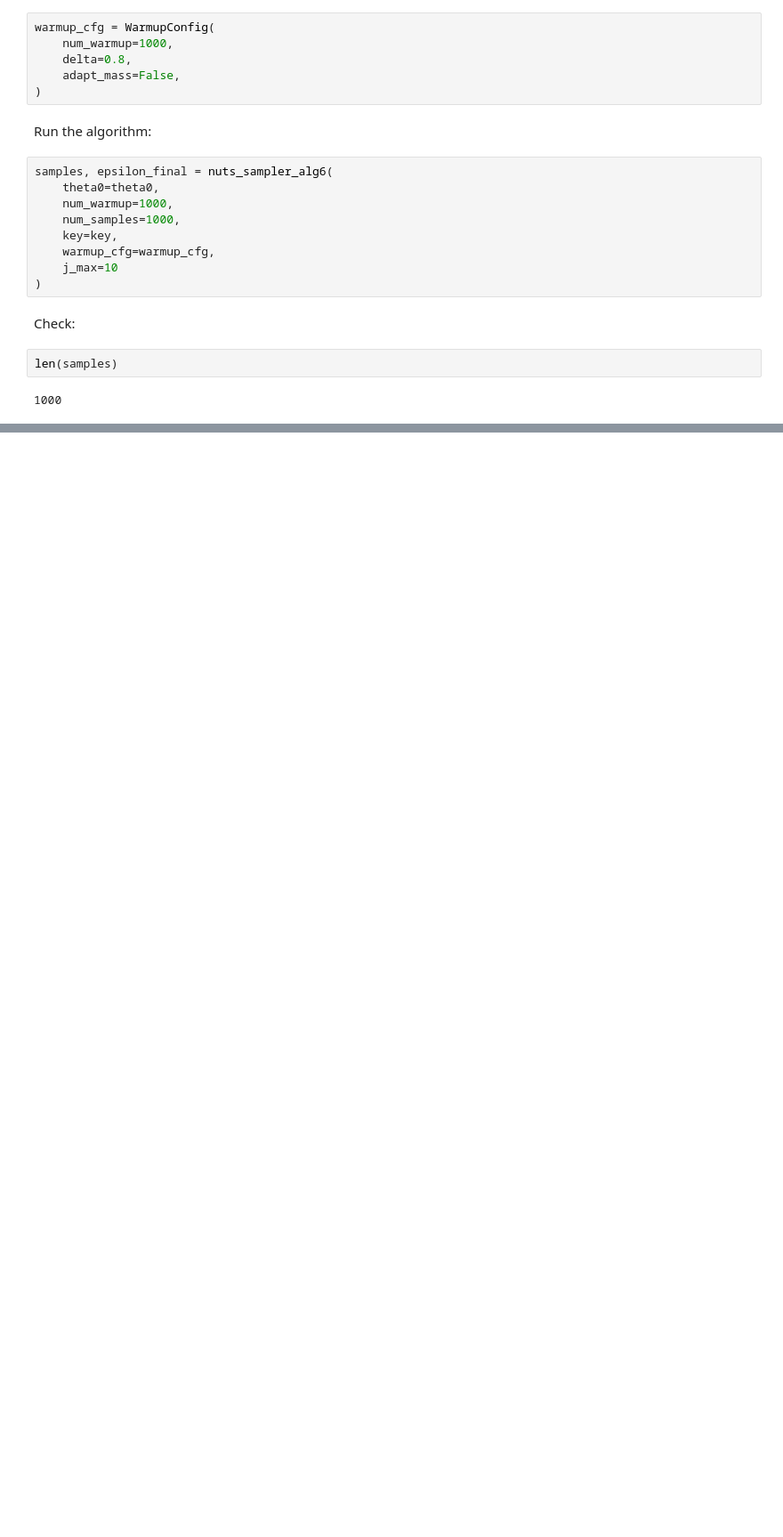
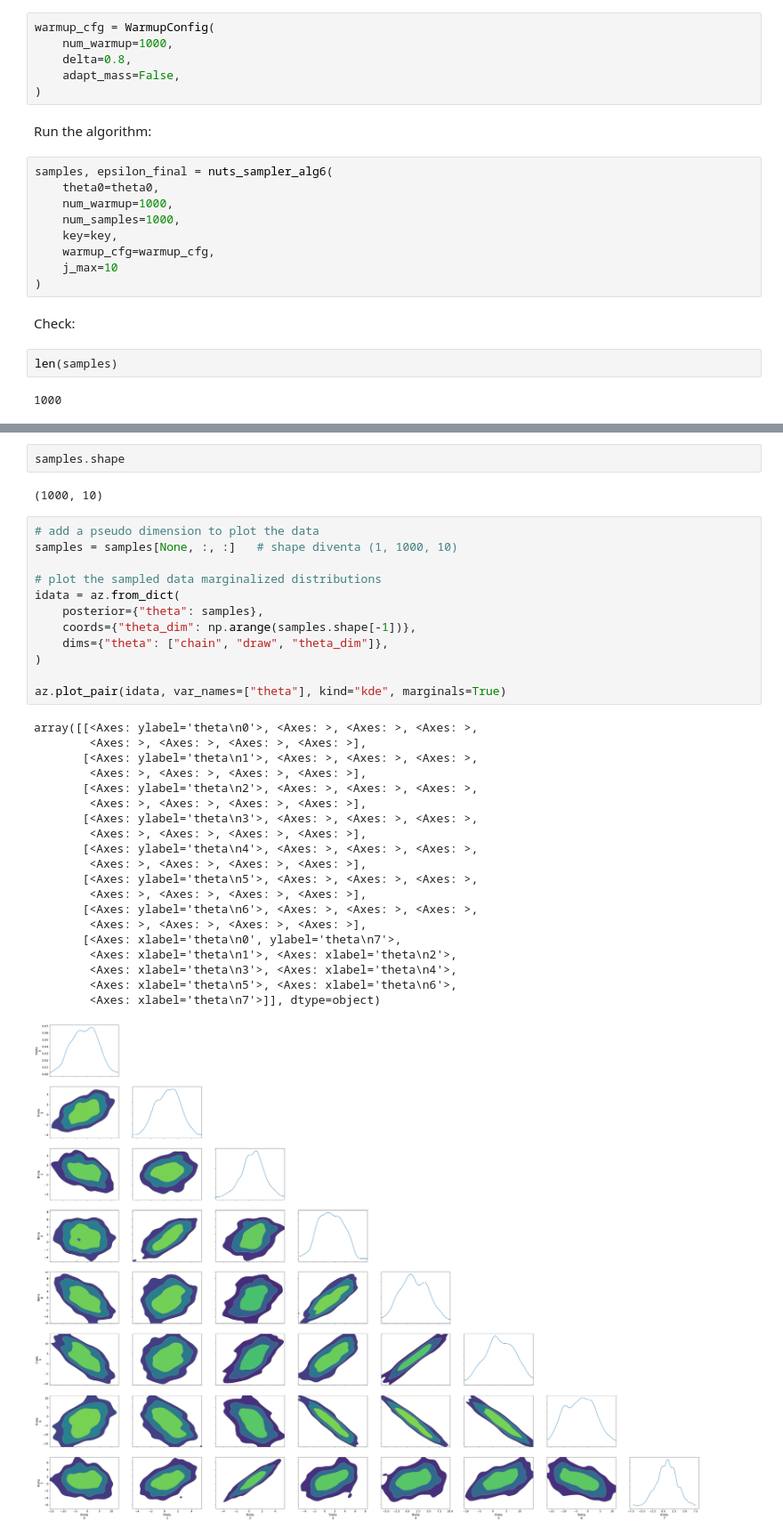
Before and after one commit to Mattia-Ponchio/Inference_Project, a Jupyter notebook: JAX_NUTS_Gauss10D.ipynb, the cells around one changed output, grey strips where cells are left out. Shown at 89% size. Saved outputs shown, nothing was run; the diff lists cells and outputs as text; blank space fills up the shorter version.

```diff
--- a/JAX_NUTS_Gauss10D.ipynb
+++ b/JAX_NUTS_Gauss10D.ipynb
@@ -51,0 +79,37 @@ std: [1.0242908  1.0370598  1.0250063  0.9474148  0.9805781  0.988915
+# %%
+samples.shape
+# %% [output]
+(1000, 10)
+# %%
+# add a pseudo dimension to plot the data
+samples = samples[None, :, :]   # shape diventa (1, 1000, 10)
+
+# plot the sampled data marginalized distributions
+idata = az.from_dict(
+    posterior={"theta": samples},
+    coords={"theta_dim": np.arange(samples.shape[-1])},
+    dims={"theta": ["chain", "draw", "theta_dim"]},
+)
+
+az.plot_pair(idata, var_names=["theta"], kind="kde", marginals=True)
+# %% [output]
+array([[<Axes: ylabel='theta\n0'>, <Axes: >, <Axes: >, <Axes: >,
+        <Axes: >, <Axes: >, <Axes: >, <Axes: >],
+       [<Axes: ylabel='theta\n1'>, <Axes: >, <Axes: >, <Axes: >,
+        <Axes: >, <Axes: >, <Axes: >, <Axes: >],
+       [<Axes: ylabel='theta\n2'>, <Axes: >, <Axes: >, <Axes: >,
+        <Axes: >, <Axes: >, <Axes: >, <Axes: >],
+       [<Axes: ylabel='theta\n3'>, <Axes: >, <Axes: >, <Axes: >,
+        <Axes: >, <Axes: >, <Axes: >, <Axes: >],
+       [<Axes: ylabel='theta\n4'>, <Axes: >, <Axes: >, <Axes: >,
+        <Axes: >, <Axes: >, <Axes: >, <Axes: >],
+       [<Axes: ylabel='theta\n5'>, <Axes: >, <Axes: >, <Axes: >,
+        <Axes: >, <Axes: >, <Axes: >, <Axes: >],
+       [<Axes: ylabel='theta\n6'>, <Axes: >, <Axes: >, <Axes: >,
+        <Axes: >, <Axes: >, <Axes: >, <Axes: >],
+       [<Axes: xlabel='theta\n0', ylabel='theta\n7'>,
+        <Axes: xlabel='theta\n1'>, <Axes: xlabel='theta\n2'>,
+        <Axes: xlabel='theta\n3'>, <Axes: xlabel='theta\n4'>,
+        <Axes: xlabel='theta\n5'>, <Axes: xlabel='theta\n6'>,
+        <Axes: xlabel='theta\n7'>]], dtype=object)
+[figure, added]
```
Also changed, not shown: parts of 12 cells of this notebook.
